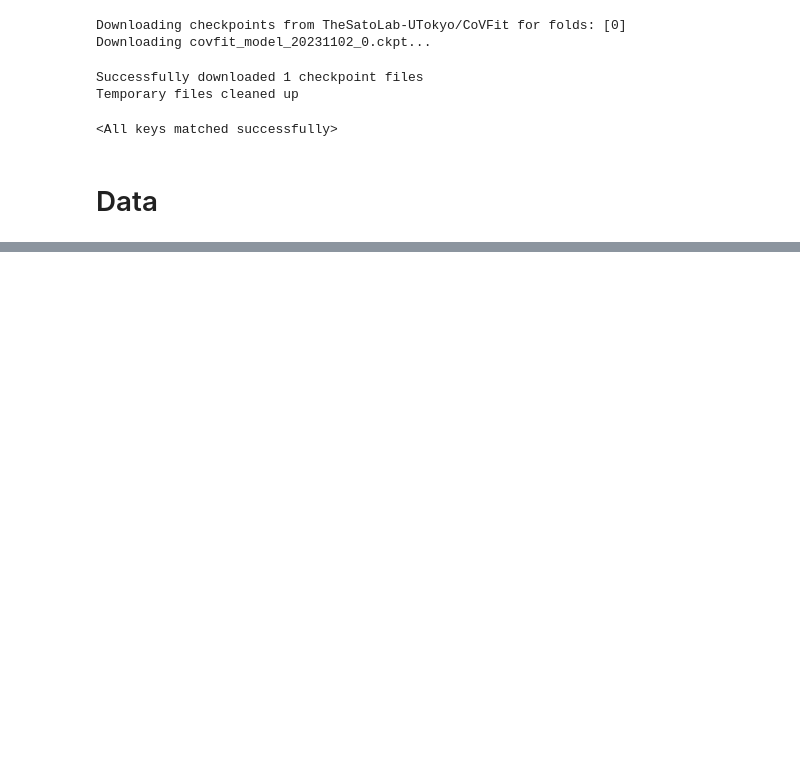
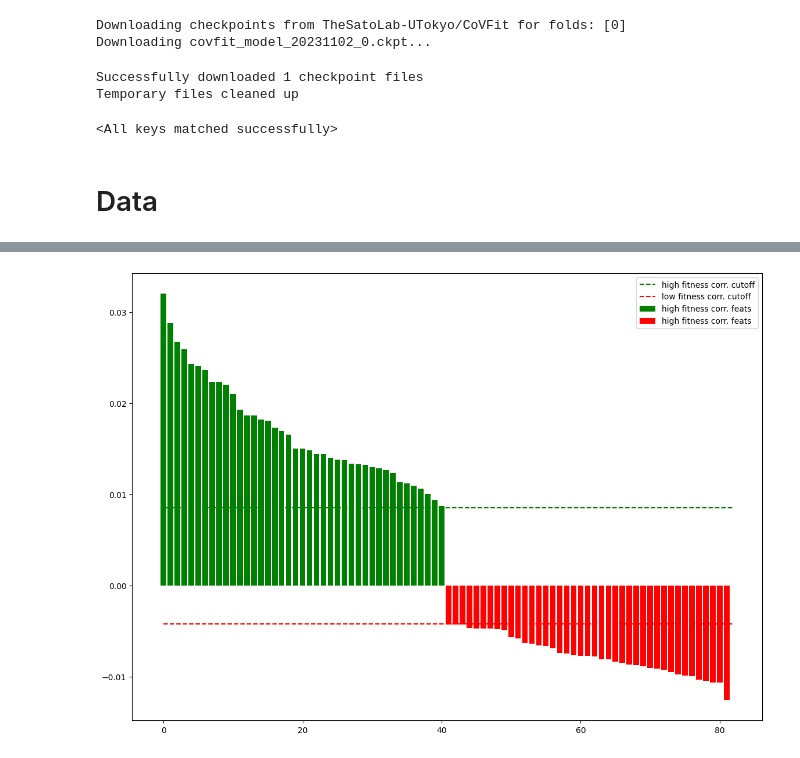
Before and after one commit to blab/mutational-embedding-vectors, a Jupyter notebook: notebooks/plm_circuits/ex21_covfit_SAE.ipynb, the cells around one changed output, grey strips where cells are left out. Drawn from its saved outputs; the diff is of its cells as text; code cells hidden in the pictures; blank space fills up the shorter version.

```diff
--- a/notebooks/plm_circuits/ex21_covfit_SAE.ipynb
+++ b/notebooks/plm_circuits/ex21_covfit_SAE.ipynb
@@ -780,0 +905,11 @@ plt.show()
+# %%
+num_feats = high_fit_sae_feats.shape[0]+low_fit_sae_feats.shape[0]
+fig, ax = plt.subplots(1,1,figsize=(14,10))
+ax.bar(list(range(high_fit_sae_feats.shape[0])), sae_feature_scores[high_fit_sae_feats], color="green", label="high fitness corr. feats")
+ax.bar(list(range(high_fit_sae_feats.shape[0], num_feats)), sae_feature_scores[low_fit_sae_feats], color="red", label="high fitness corr. feats")
+ax.plot([0,num_feats], [sae_quantile_95, sae_quantile_95], color="green", label="high fitness corr. cutoff", linestyle="dashed")
+ax.plot([0,num_feats], [sae_quantile_05, sae_quantile_05], color="red", label="low fitness corr. cutoff", linestyle="dashed")
+ax.legend()
+plt.show()
+# %% [output]
+[figure, added]
```
Also changed, not shown: parts of 26 cells of this notebook, 1 other file.
